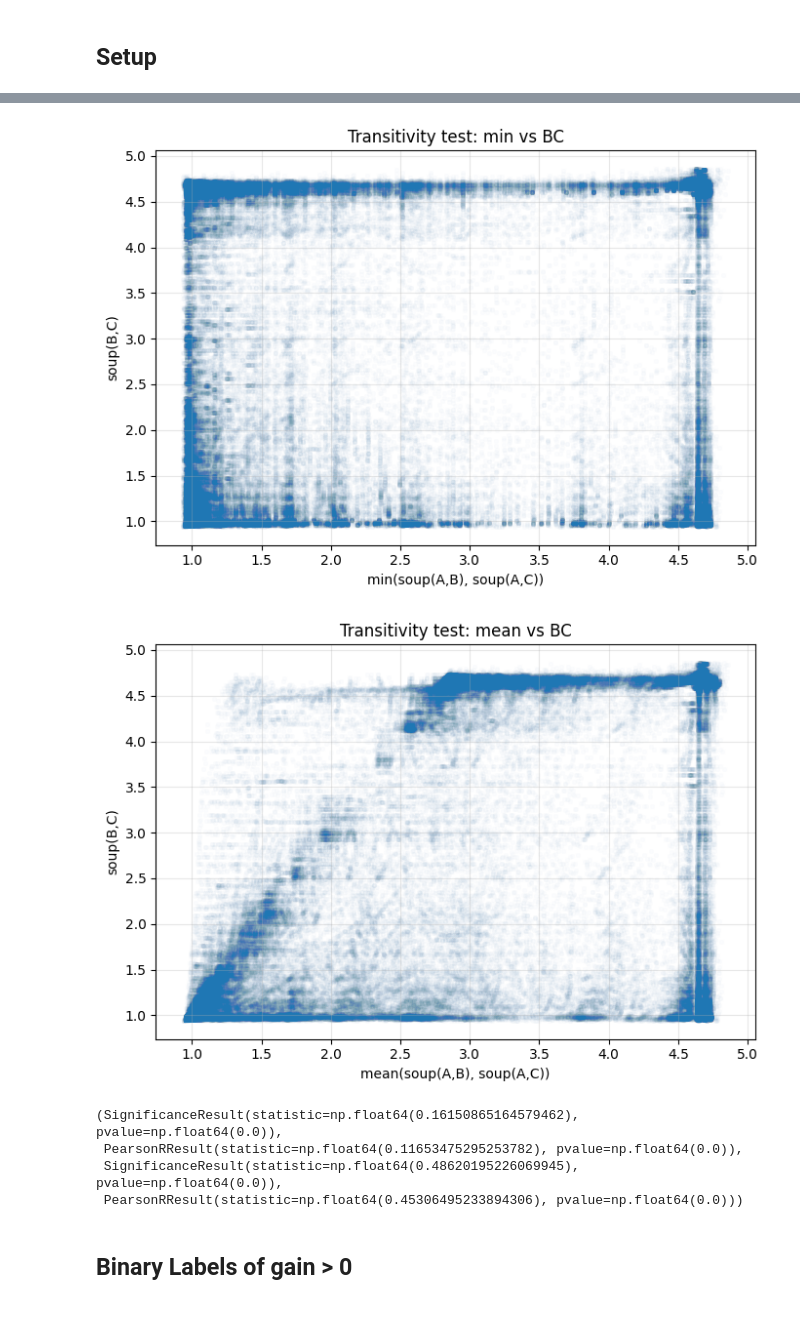
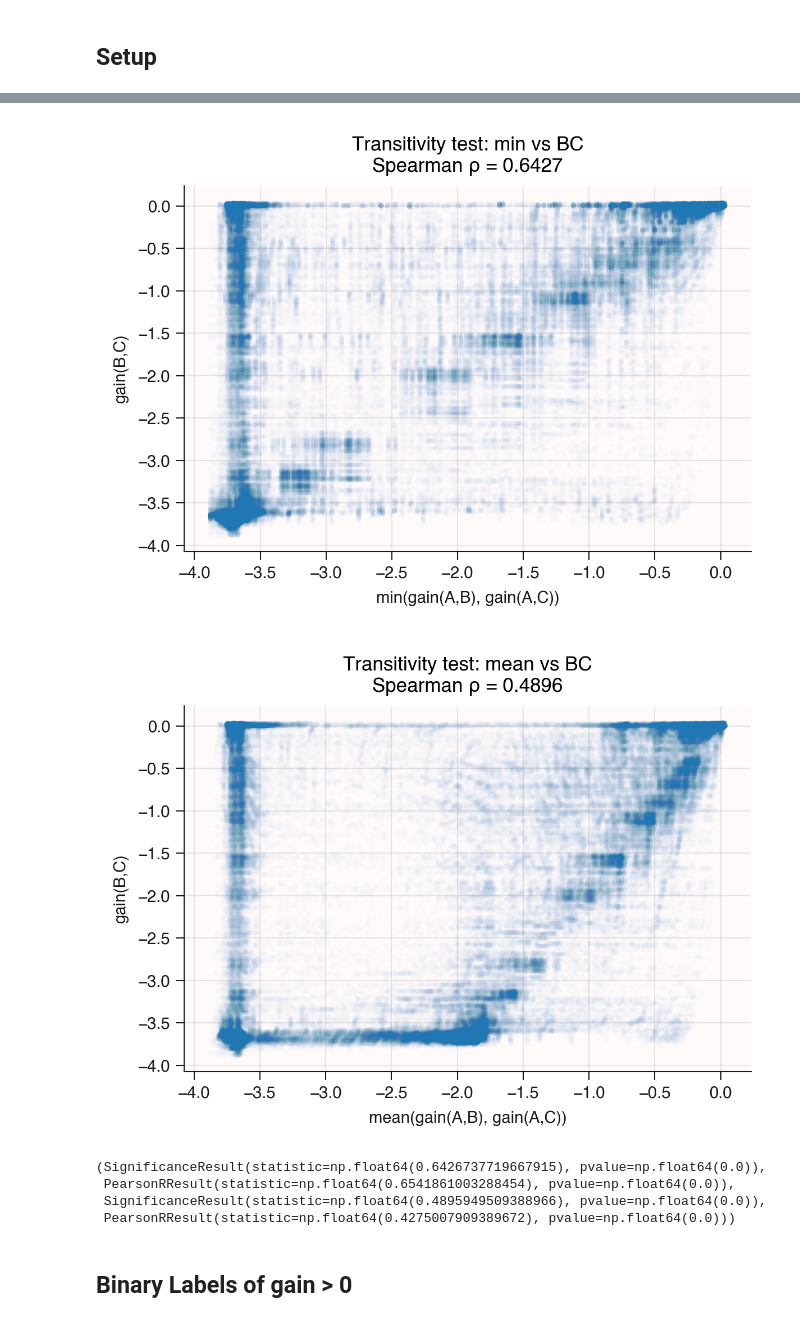
Before and after one commit to chipnbits/too-salty, a Jupyter notebook: notebooks/4. Transitivity.ipynb, the cells around one changed output, grey strips where cells are left out. Saved outputs shown, nothing was run; the diff lists cells and outputs as text; code cells hidden in the pictures.

```diff
--- a/notebooks/4. Transitivity.ipynb
+++ b/notebooks/4. Transitivity.ipynb
@@ -3,6 +3,7 @@
 # %%
 import pandas as pd
 import matplotlib.pyplot as plt
+plt.style.use("style.mplstyle")
 from preprocessing import get_models_and_soups_df
 # %%
 soups, models_df = get_models_and_soups_df()
@@ -16,7 +33,7 @@ soups['v'] = soups[['key_a', 'key_b']].max(axis=1)
 # Edge -> soup loss lookup
 soup_lookup = (
     soups
-    .set_index(['u', 'v'])['clean_loss']
+    .set_index(['u', 'v'])['soup_gain']
     .to_dict()
 )
 # %%
@@ -65,45 +82,49 @@ tri_df = pd.DataFrame(rows)
 #     soups['key_b'].isin(good_keys)
 # ].copy()
 # %%
-fig, ax = plt.subplots(figsize=(7, 5))
+rho_min, _ = spearmanr(tri_df['min_ab_ac'], tri_df['bc'])
 
+fig, ax = plt.subplots()
 ax.scatter(
     tri_df['min_ab_ac'],
     tri_df['bc'],
-    s=8,
-    alpha=0.01
+    s=4,
+    alpha=0.01,
+    edgecolors='none',
+    antialiased=False
 )
 
-ax.set_xlabel('min(soup(A,B), soup(A,C))')
-ax.set_ylabel('soup(B,C)')
-ax.set_title('Transitivity test: min vs BC')
-
+ax.set_xlabel('min(gain(A,B), gain(A,C))')
+ax.set_ylabel('gain(B,C)')
+ax.set_title(f'Transitivity test: min vs BC\nSpearman ρ = {rho_min:.4f}')
 ax.grid(True, which='major', alpha=0.3)
 
 plt.tight_layout()
 plt.show()
 # %% [output]
-[figure, old version]
+[figure, new version]
 # %%
-fig, ax = plt.subplots(figsize=(7, 5))
+rho_mean, _ = spearmanr(tri_df['mean_ab_ac'], tri_df['bc'])
 
+fig, ax = plt.subplots()
 ax.scatter(
     tri_df['mean_ab_ac'],
     tri_df['bc'],
-    s=8,
-    alpha=0.01
+    s=4,
+    alpha=0.01,
+    edgecolors='none',
+    antialiased=False
 )
 
-ax.set_xlabel('mean(soup(A,B), soup(A,C))')
-ax.set_ylabel('soup(B,C)')
-ax.set_title('Transitivity test: mean vs BC')
-
+ax.set_xlabel('mean(gain(A,B), gain(A,C))')
+ax.set_ylabel('gain(B,C)')
+ax.set_title(f'Transitivity test: mean vs BC\nSpearman ρ = {rho_mean:.4f}')
 ax.grid(True, which='major', alpha=0.3)
 
 plt.tight_layout()
 plt.show()
 # %% [output]
-[figure, old version]
+[figure, new version]
 # %%
 from scipy.stats import spearmanr, pearsonr
 
@@ -115,10 +136,10 @@ pearson_mean = pearsonr(tri_df['mean_ab_ac'], tri_df['bc'])
 
 spearman_min, pearson_min, spearman_mean, pearson_mean
 # %% [output]
-(SignificanceResult(statistic=np.float64(0.16150865164579462), pvalue=np.float64(0.0)),
- PearsonRResult(statistic=np.float64(0.11653475295253782), pvalue=np.float64(0.0)),
- SignificanceResult(statistic=np.float64(0.48620195226069945), pvalue=np.float64(0.0)),
- PearsonRResult(statistic=np.float64(0.45306495233894306), pvalue=np.float64(0.0)))
+(SignificanceResult(statistic=np.float64(0.6426737719667915), pvalue=np.float64(0.0)),
+ PearsonRResult(statistic=np.float64(0.6541861003288454), pvalue=np.float64(0.0)),
+ SignificanceResult(statistic=np.float64(0.4895949509388966), pvalue=np.float64(0.0)),
+ PearsonRResult(statistic=np.float64(0.4275007909389672), pvalue=np.float64(0.0)))
 # %% [markdown]
 ## Binary Labels of gain > 0
 # %%
```
Also changed, not shown: parts of 8 cells of this notebook, 8 other files.
